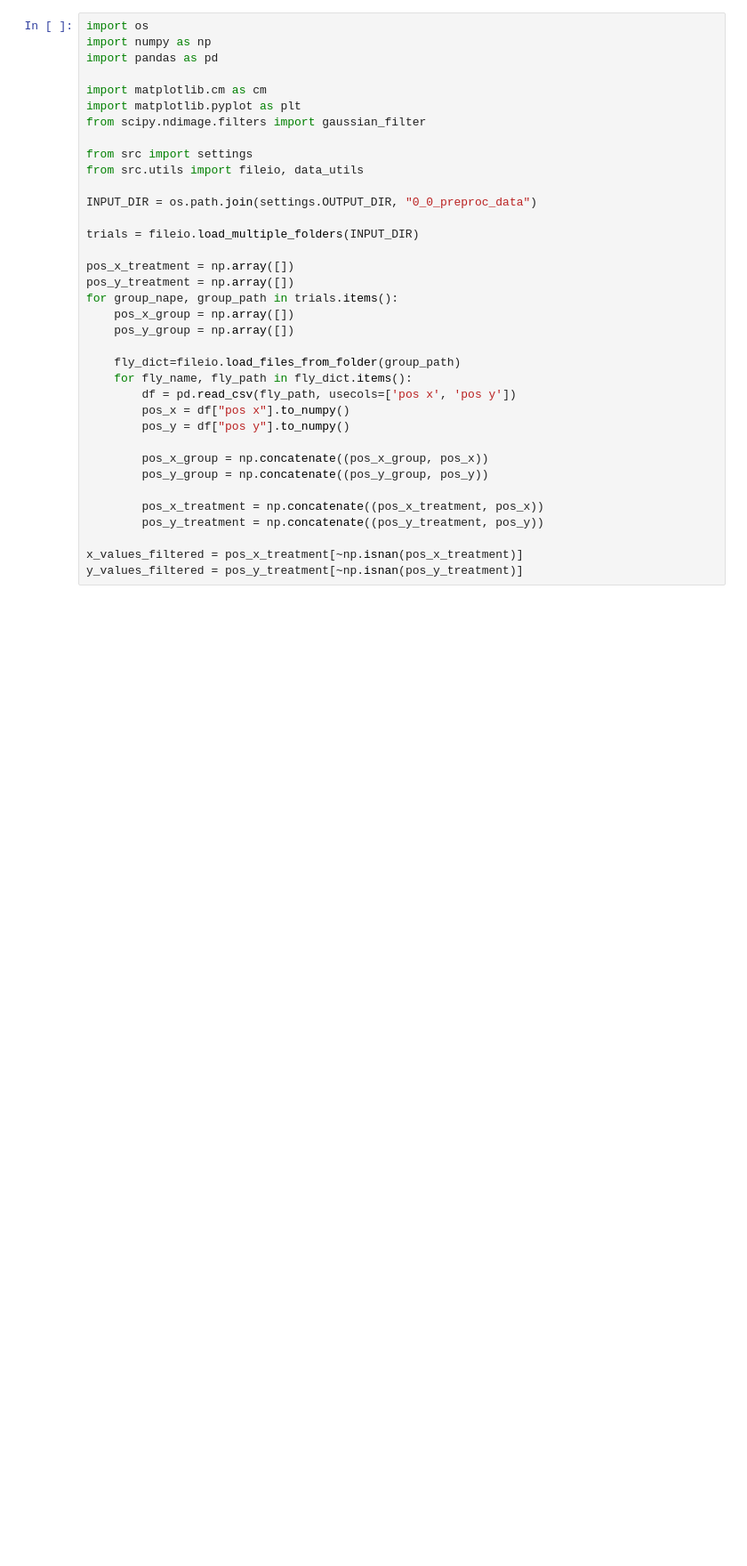
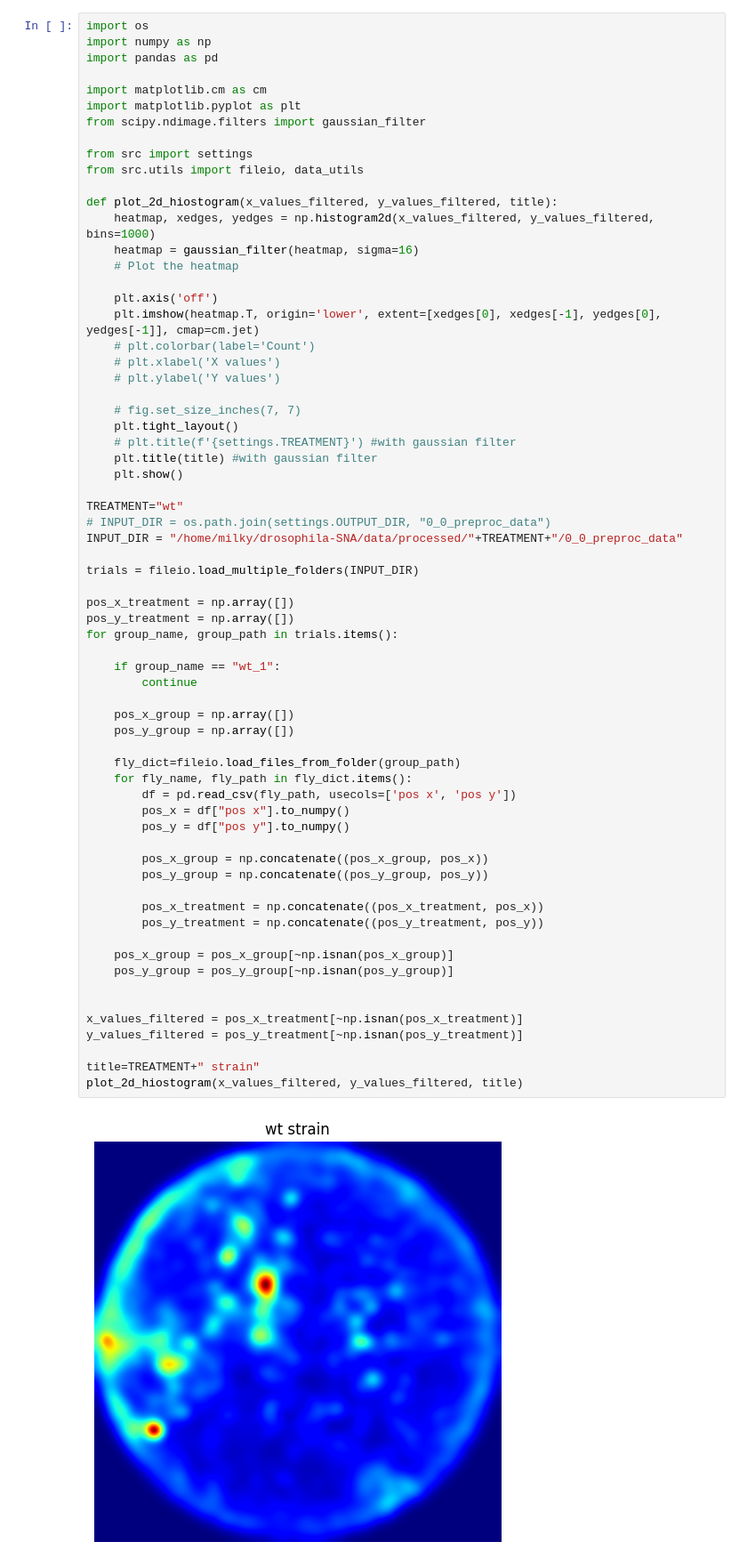
Before and after one commit to milanXpetrovic/drosophila-social-network-analysis, a Jupyter notebook: notebooks/retention_heatmap.ipynb, the cells around one changed output. Shown: that part at 89% size. Drawn from its saved outputs; the diff is of its cells as text; blank space fills up the shorter version.

```diff
--- a/notebooks/retention_heatmap.ipynb
+++ b/notebooks/retention_heatmap.ipynb
@@ -5,32 +5,64 @@ import pandas as pd
 
 import matplotlib.cm as cm
 import matplotlib.pyplot as plt
 from scipy.ndimage.filters import gaussian_filter
 
 from src import settings
 from src.utils import fileio, data_utils
 
-INPUT_DIR = os.path.join(settings.OUTPUT_DIR, "0_0_preproc_data")
+def plot_2d_hiostogram(x_values_filtered, y_values_filtered, title):
+    heatmap, xedges, yedges = np.histogram2d(x_values_filtered, y_values_filtered, bins=1000)
+    heatmap = gaussian_filter(heatmap, sigma=16)
+    # Plot the heatmap
+
+    plt.axis('off')
+    plt.imshow(heatmap.T, origin='lower', extent=[xedges[0], xedges[-1], yedges[0], yedges[-1]], cmap=cm.jet)
+    # plt.colorbar(label='Count')
+    # plt.xlabel('X values')
+    # plt.ylabel('Y values')
+
+    # fig.set_size_inches(7, 7)
+    plt.tight_layout()
+    # plt.title(f'{settings.TREATMENT}') #with gaussian filter
+    plt.title(title) #with gaussian filter
+    plt.show()
+
+TREATMENT="wt"
+# INPUT_DIR = os.path.join(settings.OUTPUT_DIR, "0_0_preproc_data")
+INPUT_DIR = "/home/milky/drosophila-SNA/data/processed/"+TREATMENT+"/0_0_preproc_data"
 
 trials = fileio.load_multiple_folders(INPUT_DIR)
 
 pos_x_treatment = np.array([])
 pos_y_treatment = np.array([])
-for group_nape, group_path in trials.items():
+for group_name, group_path in trials.items():
+
+    if group_name == "wt_1":
+        continue
+
     pos_x_group = np.array([])
     pos_y_group = np.array([])
 
     fly_dict=fileio.load_files_from_folder(group_path)
     for fly_name, fly_path in fly_dict.items():
         df = pd.read_csv(fly_path, usecols=['pos x', 'pos y'])
         pos_x = df["pos x"].to_numpy()
         pos_y = df["pos y"].to_numpy()
 
         pos_x_group = np.concatenate((pos_x_group, pos_x))
         pos_y_group = np.concatenate((pos_y_group, pos_y))
 
         pos_x_treatment = np.concatenate((pos_x_treatment, pos_x))
         pos_y_treatment = np.concatenate((pos_y_treatment, pos_y))
 
+    pos_x_group = pos_x_group[~np.isnan(pos_x_group)]
+    pos_y_group = pos_y_group[~np.isnan(pos_y_group)]
+
+
 x_values_filtered = pos_x_treatment[~np.isnan(pos_x_treatment)]
 y_values_filtered = pos_y_treatment[~np.isnan(pos_y_treatment)]
+
+title=TREATMENT+" strain"
+plot_2d_hiostogram(x_values_filtered, y_values_filtered, title)
+# %% [output]
+[figure, added]
```
Also changed, not shown: parts of 5 cells of this notebook, 3 other files.
